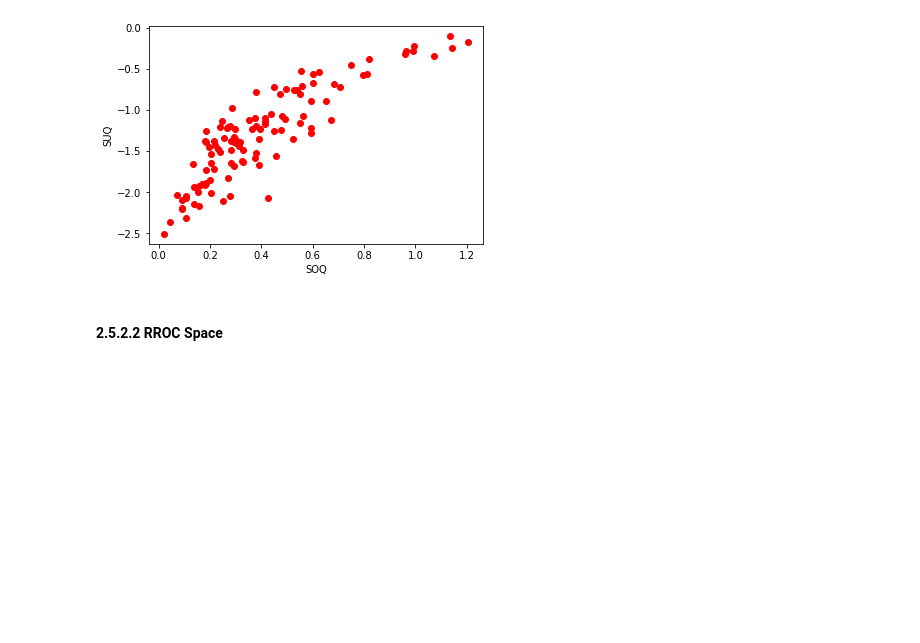
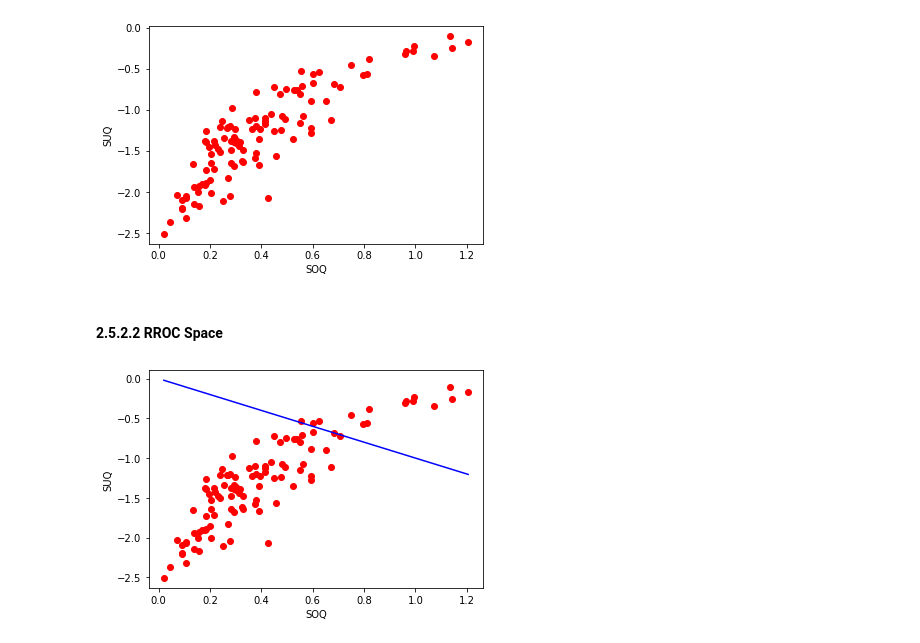
Before and after one commit to TK-Bunga-Matahari/shinchan, a Jupyter notebook: playgorund/competence_assesment/competence_assesment.ipynb, the cells around one changed output. Drawn from its saved outputs; the diff is of its cells as text; code cells hidden in the pictures; blank space fills up the shorter version.

```diff
--- a/playgorund/competence_assesment/competence_assesment.ipynb
+++ b/playgorund/competence_assesment/competence_assesment.ipynb
@@ -429,2 +437,20 @@ plt.scatter(ranking_df.SOQ, ranking_df.SUQ, color='red')
 # %% [markdown]
 #### 2.5.2.2 RROC Space
+# %%
+%matplotlib inline
+plt.xlabel('SOQ')
+plt.ylabel('SUQ')
+plt.scatter(ranking_df.SOQ, ranking_df.SUQ, color='red')
+
+# create an array for the x values
+x = np.linspace(min(ranking_df.SOQ), max(ranking_df.SOQ), 100)
+
+# since SOQ + SUQ = 0, SUQ = -SOQ. So, the y values will be the negative of the x values
+y = -x
+
+# plot the diagonal line
+plt.plot(x, y, color='blue')
+
+plt.show()
+# %% [output]
+[figure, added]
```
Also changed, not shown: parts of 4 cells of this notebook.
